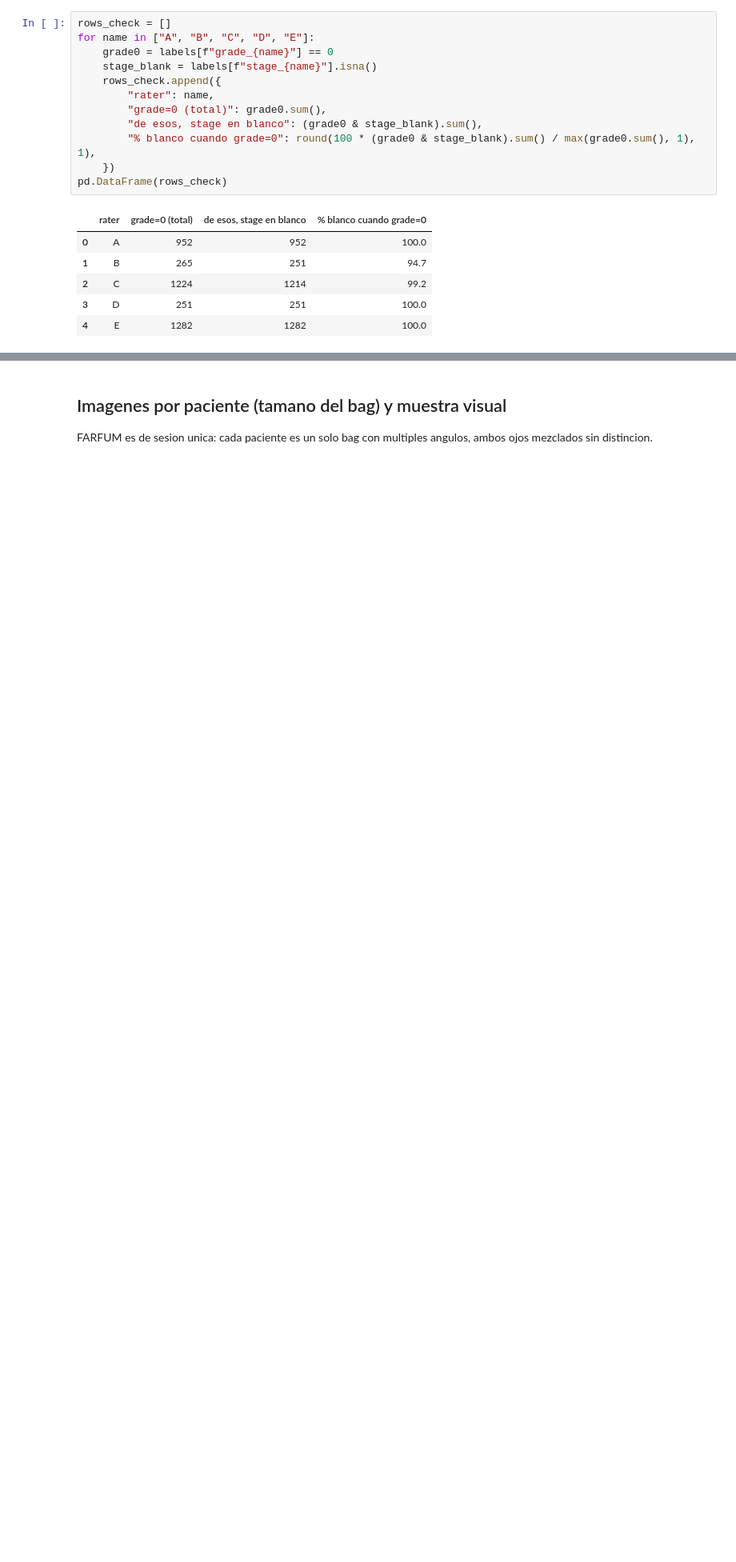
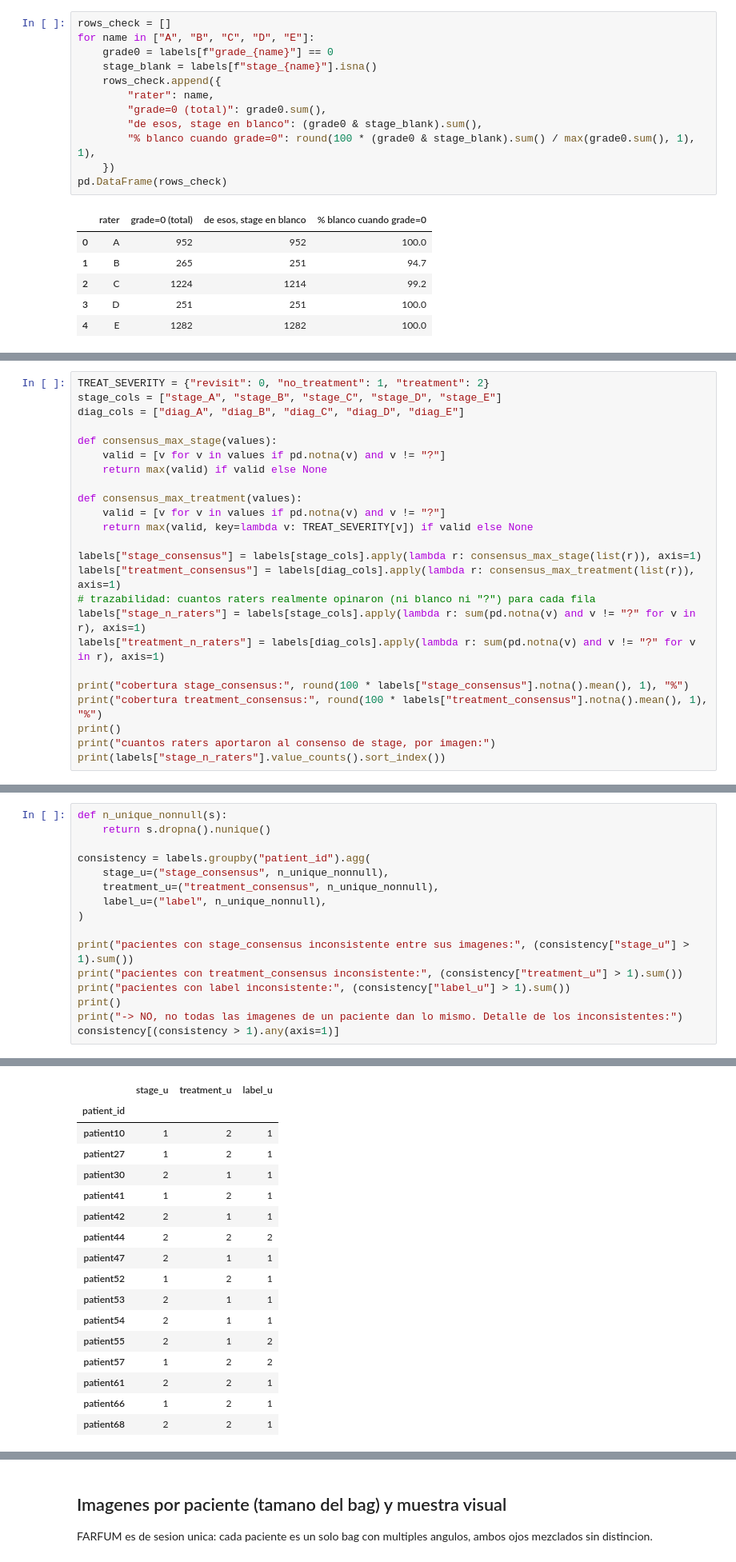
Before and after one commit to JuanSho780/ROP_paper, a Jupyter notebook: system/eda/eda_farfum.ipynb, the cells around one changed output, grey strips where cells are left out. Shown at 80% size. Cells and saved outputs as stored; diff of their text form; blank space fills up the shorter version.

```diff
--- a/system/eda/eda_farfum.ipynb
+++ b/system/eda/eda_farfum.ipynb
@@ -222,0 +269,24 @@ pd.DataFrame(rows_check)
+# %%
+TREAT_SEVERITY = {"revisit": 0, "no_treatment": 1, "treatment": 2}
+stage_cols = ["stage_A", "stage_B", "stage_C", "stage_D", "stage_E"]
+diag_cols = ["diag_A", "diag_B", "diag_C", "diag_D", "diag_E"]
+
+def consensus_max_stage(values):
+    valid = [v for v in values if pd.notna(v) and v != "?"]
+    return max(valid) if valid else None
+
+def consensus_max_treatment(values):
+    valid = [v for v in values if pd.notna(v) and v != "?"]
+    return max(valid, key=lambda v: TREAT_SEVERITY[v]) if valid else None
+
+labels["stage_consensus"] = labels[stage_cols].apply(lambda r: consensus_max_stage(list(r)), axis=1)
+labels["treatment_consensus"] = labels[diag_cols].apply(lambda r: consensus_max_treatment(list(r)), axis=1)
+# trazabilidad: cuantos raters realmente opinaron (ni blanco ni "?") para cada fila
+labels["stage_n_raters"] = labels[stage_cols].apply(lambda r: sum(pd.notna(v) and v != "?" for v in r), axis=1)
+labels["treatment_n_raters"] = labels[diag_cols].apply(lambda r: sum(pd.notna(v) and v != "?" for v in r), axis=1)
+
+print("cobertura stage_consensus:", round(100 * labels["stage_consensus"].notna().mean(), 1), "%")
+print("cobertura treatment_consensus:", round(100 * labels["treatment_consensus"].notna().mean(), 1), "%")
+print()
+print("cuantos raters aportaron al consenso de stage, por imagen:")
+print(labels["stage_n_raters"].value_counts().sort_index())
@@ -222,0 +335,17 @@ pd.DataFrame(rows_check)
+# %%
+def n_unique_nonnull(s):
+    return s.dropna().nunique()
+
+consistency = labels.groupby("patient_id").agg(
+    stage_u=("stage_consensus", n_unique_nonnull),
+    treatment_u=("treatment_consensus", n_unique_nonnull),
+    label_u=("label", n_unique_nonnull),
+)
+
+print("pacientes con stage_consensus inconsistente entre sus imagenes:", (consistency["stage_u"] > 1).sum())
+print("pacientes con treatment_consensus inconsistente:", (consistency["treatment_u"] > 1).sum())
+print("pacientes con label inconsistente:", (consistency["label_u"] > 1).sum())
+print()
+print("-> NO, no todas las imagenes de un paciente dan lo mismo. Detalle de los inconsistentes:")
+consistency[(consistency > 1).any(axis=1)]
+# %% [output]
@@ -222,0 +357,17 @@ pd.DataFrame(rows_check)
+|  | stage_u | treatment_u | label_u |
+| patient_id |  |  |  |
+| patient10 | 1 | 2 | 1 |
+| patient27 | 1 | 2 | 1 |
+| patient30 | 2 | 1 | 1 |
+| patient41 | 1 | 2 | 1 |
+| patient42 | 2 | 1 | 1 |
+| patient44 | 2 | 2 | 2 |
+| patient47 | 2 | 1 | 1 |
+| patient52 | 1 | 2 | 1 |
+| patient53 | 2 | 1 | 1 |
+| patient54 | 2 | 1 | 1 |
+| patient55 | 2 | 1 | 2 |
+| patient57 | 1 | 2 | 2 |
+| patient61 | 2 | 2 | 1 |
+| patient66 | 1 | 2 | 1 |
+| patient68 | 2 | 2 | 1 |
```
Also changed, not shown: parts of 20 cells of this notebook, 8 other files.
